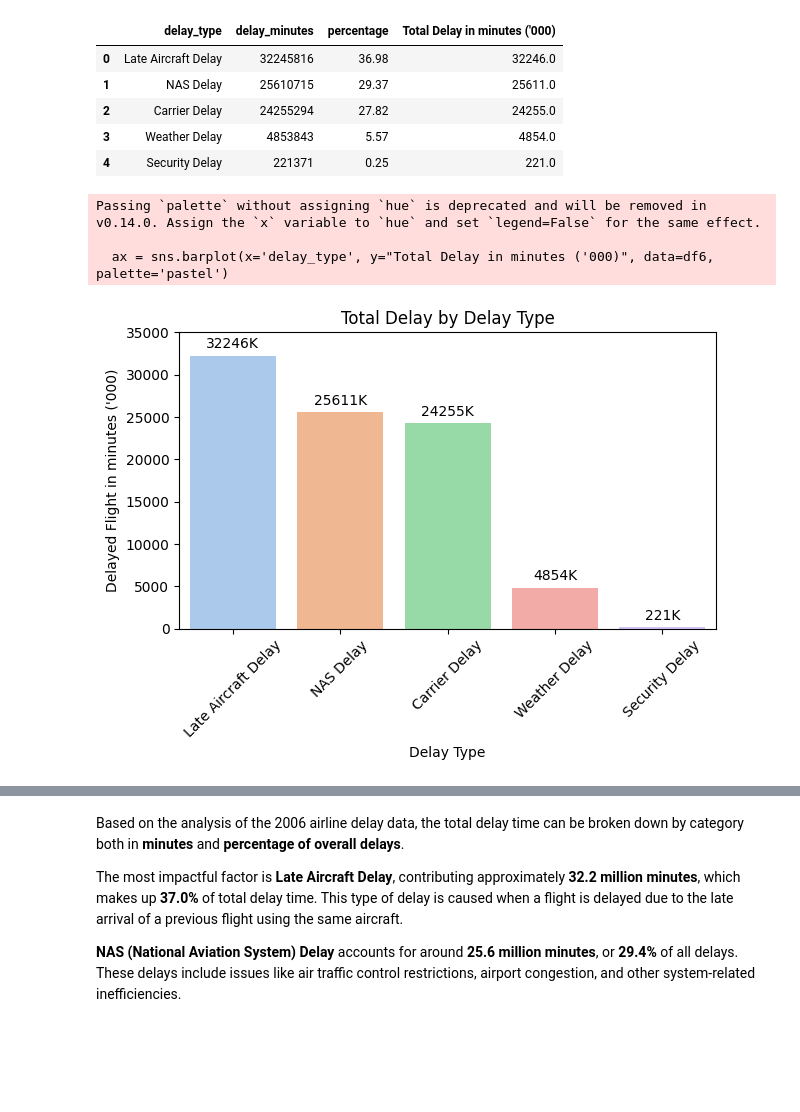
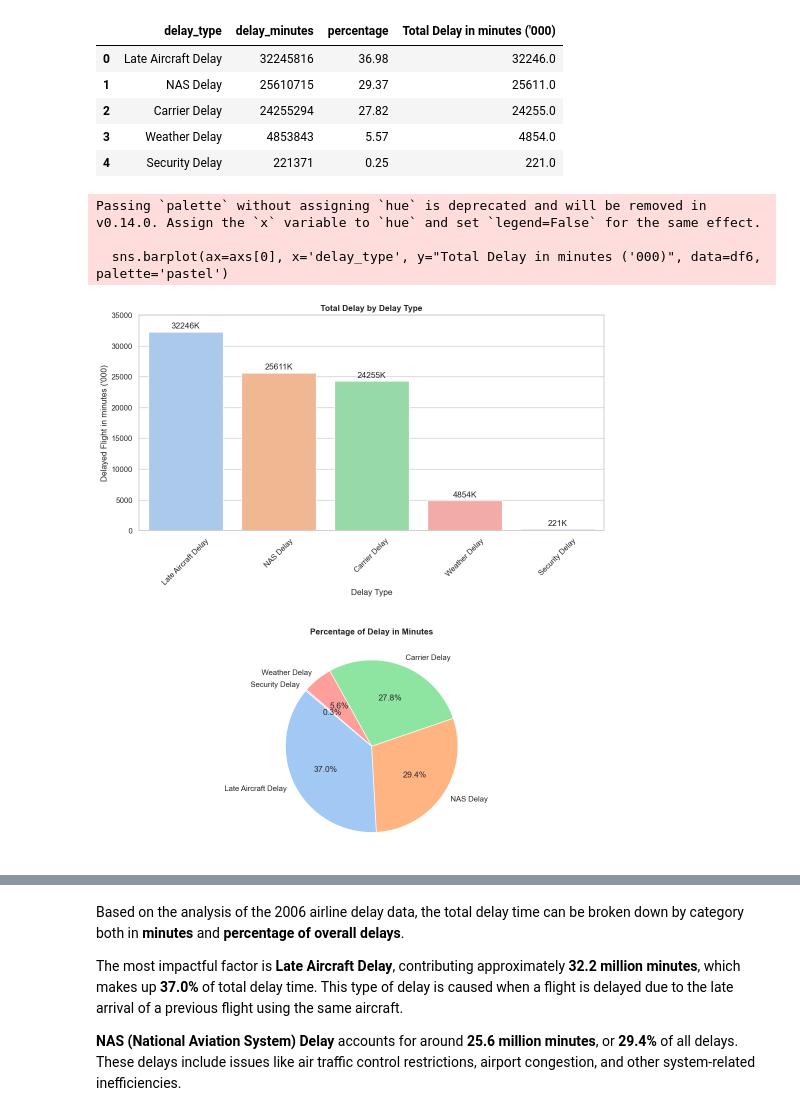
Before and after one commit to Hazim-HF/Data-Management-Project2, a Jupyter notebook: P152419_Project2_STQD6324.ipynb, the cells around one changed output, grey strips where cells are left out. Cells and saved outputs as stored; diff of their text form; code cells hidden in the pictures; blank space fills up the shorter version.

```diff
--- a/P152419_Project2_STQD6324.ipynb
+++ b/P152419_Project2_STQD6324.ipynb
@@ -537,9 +576,0 @@ Passing `palette` without assigning `hue` is deprecated and will be removed in v
-# %%
-ax = sns.barplot(x='season', y='on_time_percent', data=df4, palette='pastel')
-for container in ax.containers:
-    ax.bar_label(container, labels=[f'{v:.1f}%' for v in container.datavalues], padding=3)
-plt.title("On-Time Performance by Season")
-plt.xlabel("Season")
-plt.ylabel("On-Time Percentage (%)")
-plt.ylim(0, 100)
-plt.show();
@@ -622,14 +648,3 @@ df5
 | 2 | Carrier Delay | 718349 | 718.0 |
 | 3 | Weather Delay | 113743 | 114.0 |
 | 4 | Security Delay | 10673 | 11.0 |
-# %%
-ax = sns.barplot(x='Delay Type', y="Total Delay ('000)", data=df5, palette='pastel')
-for container in ax.containers:
-    ax.bar_label(container, labels=[f'{v:.0f}K' for v in container.datavalues], padding=3)
-plt.title("Total Delay by Delay Type")
-plt.xlabel("Delay Type")
-plt.ylabel("Number of Delayed Flight ('000)")
-plt.xticks(rotation=45)
-plt.tight_layout()
-plt.ylim(0, 1100)
-plt.show();
@@ -758,18 +784,32 @@ df6
 | 3 | Weather Delay | 4853843 | 5.57 | 4854.0 |
 | 4 | Security Delay | 221371 | 0.25 | 221.0 |
 # %%
-ax = sns.barplot(x='delay_type', y="Total Delay in minutes ('000)", data=df6, palette='pastel')
-for container in ax.containers:
-    ax.bar_label(container, labels=[f'{v:.0f}K' for v in container.datavalues], padding=3)
-plt.title("Total Delay by Delay Type")
-plt.xlabel("Delay Type")
-plt.ylabel("Delayed Flight in minutes ('000)")
-plt.xticks(rotation=45)
-plt.tight_layout()
-plt.ylim(0, 35000)
-plt.show();
+fig, axs = plt.subplots(2, 1, figsize=(12, 14))
+
+# Bar plot
+sns.barplot(ax=axs[0], x='delay_type', y="Total Delay in minutes ('000)", data=df6, palette='pastel')
+for container in axs[0].containers:
+    axs[0].bar_label(container, labels=[f'{v:.0f}K' for v in container.datavalues], padding=3)
+axs[0].set_title("Total Delay by Delay Type", fontweight='bold')
+axs[0].set_xlabel("Delay Type")
+axs[0].set_ylabel("Delayed Flight in minutes ('000)")
+axs[0].tick_params(axis='x', rotation=45)
+axs[0].set_ylim(0, 35000)
+
+# Pie chart
+axs[1].pie(
+    df6['percentage'],
+    labels=df6['delay_type'],
+    autopct='%1.1f%%',
+    startangle=140,
+    colors=sns.color_palette('pastel', n_colors=len(df6))
+)
+axs[1].set_title('Percentage of Delay in Minutes', fontweight='bold')
+
+plt.subplots_adjust(hspace=0.5)
+plt.show()
 # %% [output]
 Passing `palette` without assigning `hue` is deprecated and will be removed in v0.14.0. Assign the `x` variable to `hue` and set `legend=False` for the same effect.
 
-  ax = sns.barplot(x='delay_type', y="Total Delay in minutes ('000)", data=df6, palette='pastel')
+  sns.barplot(ax=axs[0], x='delay_type', y="Total Delay in minutes ('000)", data=df6, palette='pastel')
-[figure, old version]
+[figure, new version]
```
Also changed, not shown: parts of 15 cells of this notebook.
